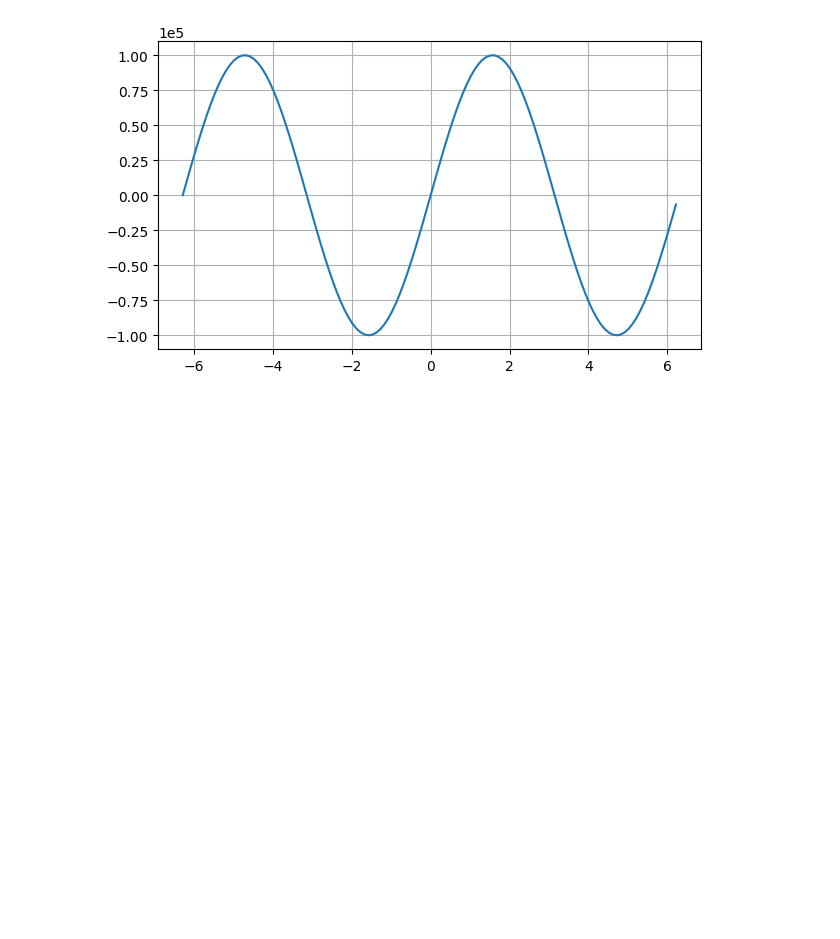
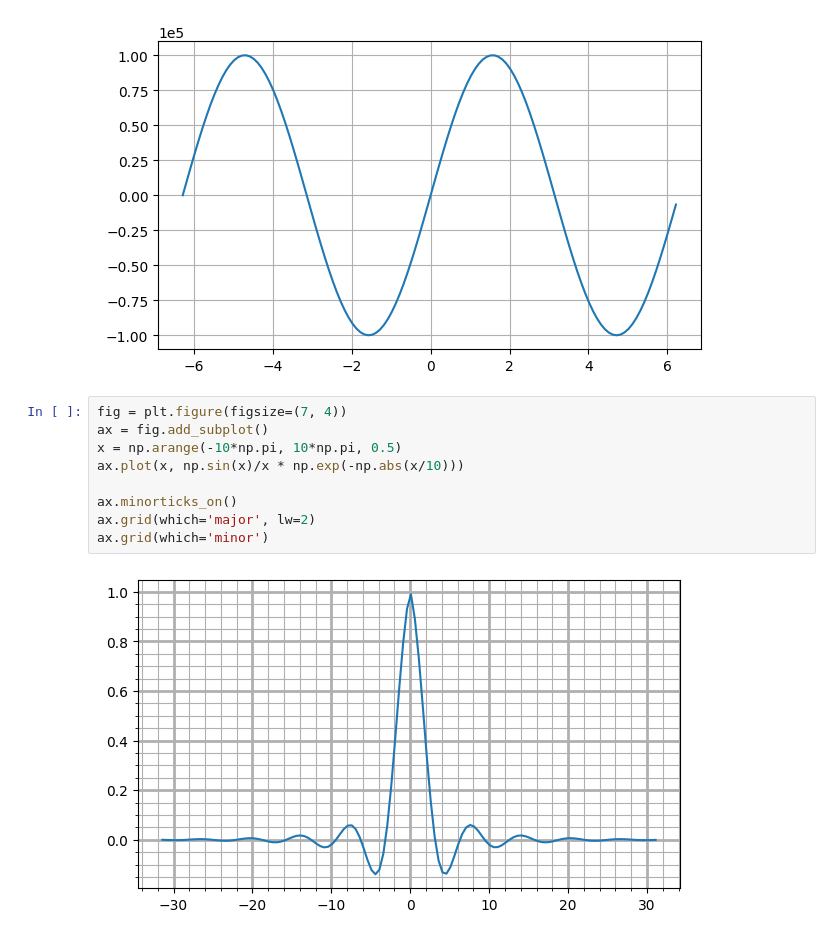
Before and after one commit to crissyro/base-of-DS, a Jupyter notebook: Basic of matplotlib.ipynb, the cells around one changed output. Drawn from its saved outputs; the diff is of its cells as text; blank space fills up the shorter version.

```diff
--- a/Basic of matplotlib.ipynb
+++ b/Basic of matplotlib.ipynb
@@ -279,3 +279,14 @@ ax.plot(x, np.sin(x) * 10e4)
 ax.grid()
 # %% [output]
 [figure]
+# %%
+fig = plt.figure(figsize=(7, 4))
+ax = fig.add_subplot()
+x = np.arange(-10*np.pi, 10*np.pi, 0.5)
+ax.plot(x, np.sin(x)/x * np.exp(-np.abs(x/10)))
+
+ax.minorticks_on()
+ax.grid(which='major', lw=2)
+ax.grid(which='minor')
+# %% [output]
+[figure, added]
```
Also changed, not shown: parts of 3 cells of this notebook.
